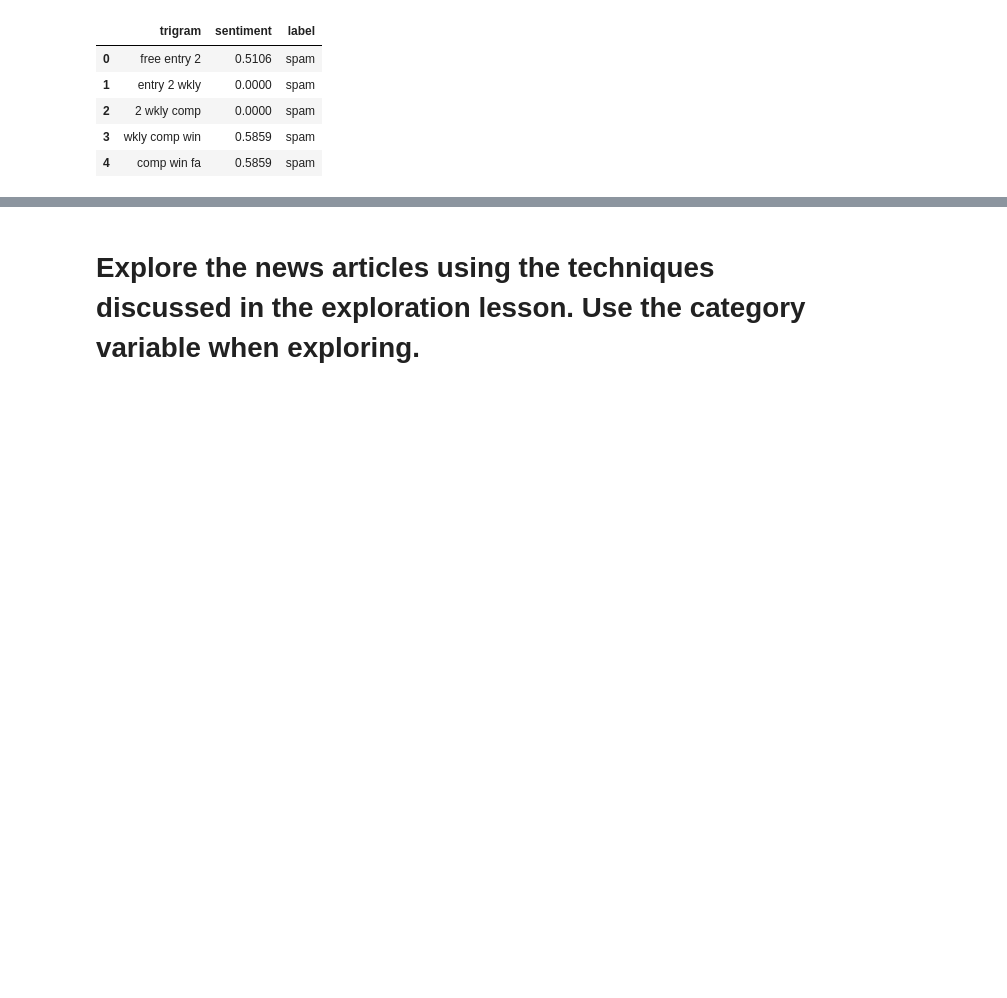
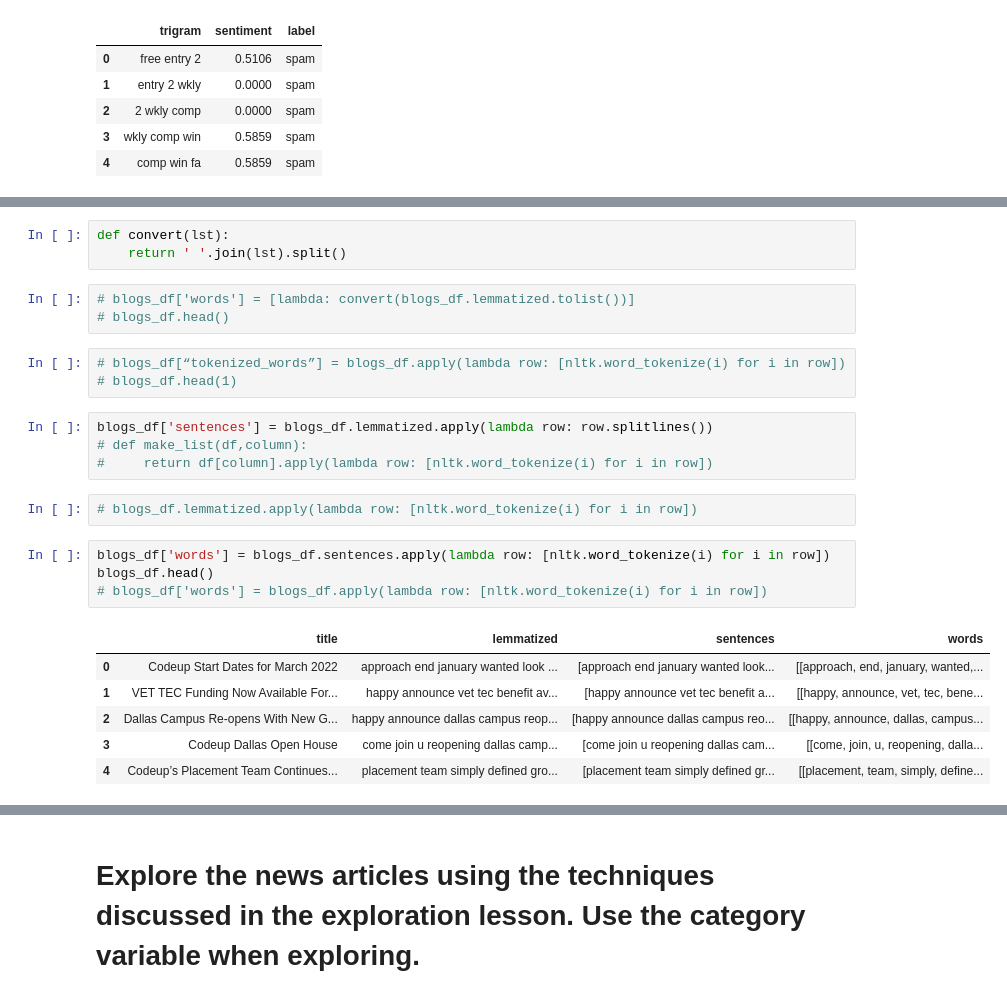
Before and after one commit to brianclements03/nlp, a Jupyter notebook: explore_current_iteration.ipynb, the cells around one changed output, grey strips where cells are left out. Cells and saved outputs as stored; diff of their text form; blank space fills up the shorter version.

Commit message:
add words column to blogs_df analysis. this is prep still, essentially

```diff
--- a/explore_current_iteration.ipynb
+++ b/explore_current_iteration.ipynb
@@ -668,0 +675,26 @@ blogs_df.head(1)
+# %%
+def convert(lst):
+    return ' '.join(lst).split()
+# %%
+# blogs_df['words'] = [lambda: convert(blogs_df.lemmatized.tolist())]
+# blogs_df.head()
+# %%
+# blogs_df[“tokenized_words”] = blogs_df.apply(lambda row: [nltk.word_tokenize(i) for i in row])
+# blogs_df.head(1)
+# %%
+blogs_df['sentences'] = blogs_df.lemmatized.apply(lambda row: row.splitlines())
+# def make_list(df,column):
+#     return df[column].apply(lambda row: [nltk.word_tokenize(i) for i in row])
+# %%
+# blogs_df.lemmatized.apply(lambda row: [nltk.word_tokenize(i) for i in row])
+# %%
+blogs_df['words'] = blogs_df.sentences.apply(lambda row: [nltk.word_tokenize(i) for i in row])
+blogs_df.head()
+# blogs_df['words'] = blogs_df.apply(lambda row: [nltk.word_tokenize(i) for i in row])
+# %% [output]
+|  | title | lemmatized | sentences | words |
+| 0 | Codeup Start Dates for March 2022 | approach end january wanted look ... | [approach end january wanted look... | [[approach, end, january, wanted,... |
+| 1 | VET TEC Funding Now Available For... | happy announce vet tec benefit av... | [happy announce vet tec benefit a... | [[happy, announce, vet, tec, bene... |
+| 2 | Dallas Campus Re-opens With New G... | happy announce dallas campus reop... | [happy announce dallas campus reo... | [[happy, announce, dallas, campus... |
+| 3 | Codeup Dallas Open House | come join u reopening dallas camp... | [come join u reopening dallas cam... | [[come, join, u, reopening, dalla... |
+| 4 | Codeup’s Placement Team Continues... | placement team simply defined gro... | [placement team simply defined gr... | [[placement, team, simply, define... |
```
Also changed, not shown: parts of 81 cells of this notebook, 1 other file.
